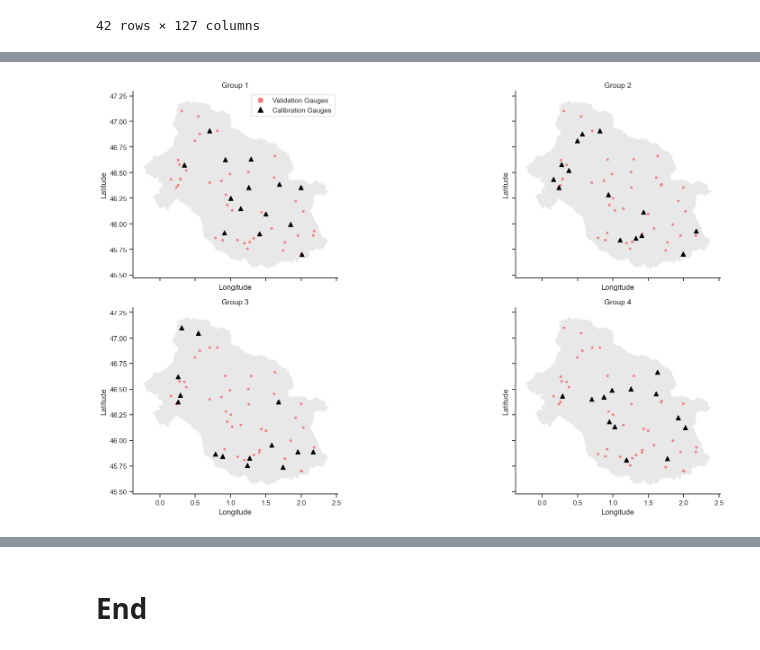
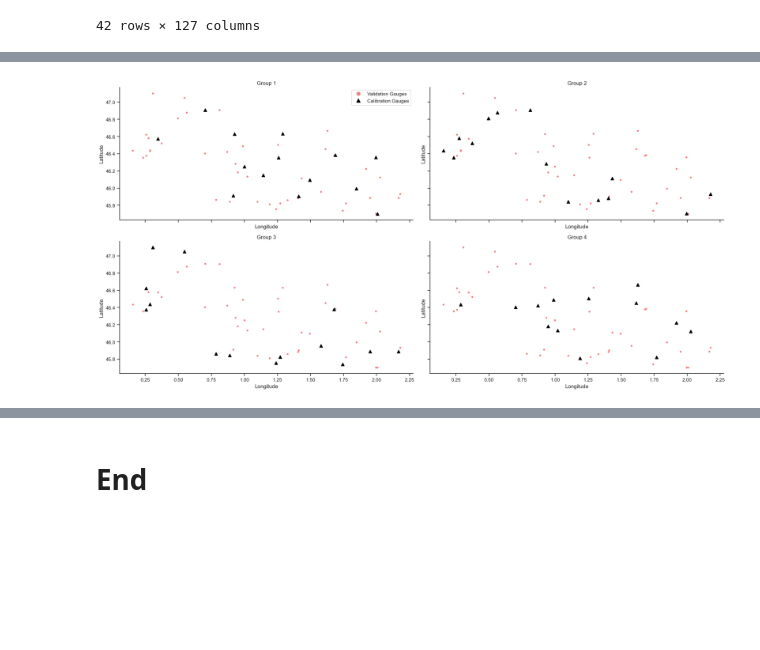
Before and after one commit to thiagovmdon/estreams_superflexpy, a Jupyter notebook: code/vienne_a_modelling_distributed_filtering_gauges.ipynb, the cells around one changed output, grey strips where cells are left out. Saved outputs shown, nothing was run; the diff lists cells and outputs as text; code cells hidden in the pictures; blank space fills up the shorter version.

```diff
--- a/code/vienne_a_modelling_distributed_filtering_gauges.ipynb
+++ b/code/vienne_a_modelling_distributed_filtering_gauges.ipynb
@@ -678,7 +786,7 @@ axes = axes.flatten()
 
 for i, ax in enumerate(axes):
     # Base map
-    five_cats[five_cats.basin_id == "FR003986"].plot(ax=ax, color='lightgray', linewidth=1, alpha=0.5)
+    #five_cats[five_cats.basin_id == "FR003986"].plot(ax=ax, color='lightgray', linewidth=1, alpha=0.5)
     #rivers_moselle.plot(ax=ax, color='lightblue', linewidth=0.5, alpha=0.75)
 
     # All gauges in red (background)
@@ -690,32 +798,32 @@ for i, ax in enumerate(axes):
     if i < len(group_coords):
         # Plot group gauges (triangle)
         ax.scatter(
             group_coords[i]["lon"],
             group_coords[i]["lat"],
             marker='^',
             color='black',
             s=50,
             zorder=3,
             label=f'Group {i+1}'
         )
         ax.set_title(f"Group {i+1}")
     else:
         ax.set_title("Empty")
 
     ax.set_xlabel("Longitude")
     ax.set_ylabel("Latitude")
     ax.grid(False)
     sns.despine(ax=ax)
 
 # Legend (shared handles)
 validation_handle = mlines.Line2D([], [], color='lightcoral', marker='o', linestyle='None',
                                   markersize=8, label='Validation Gauges')
 calibration_handle = mlines.Line2D([], [], color='black', marker='^', linestyle='None',
                                    markersize=8, label='Calibration Gauges')
 axes[0].legend(handles=[validation_handle, calibration_handle], loc='upper right')
 
 plt.tight_layout()
 plt.show()
 # %% [output]
-[figure, old version]
+[figure, new version]
 # %%
```
Also changed, not shown: parts of 20 cells of this notebook, 8 other files.
